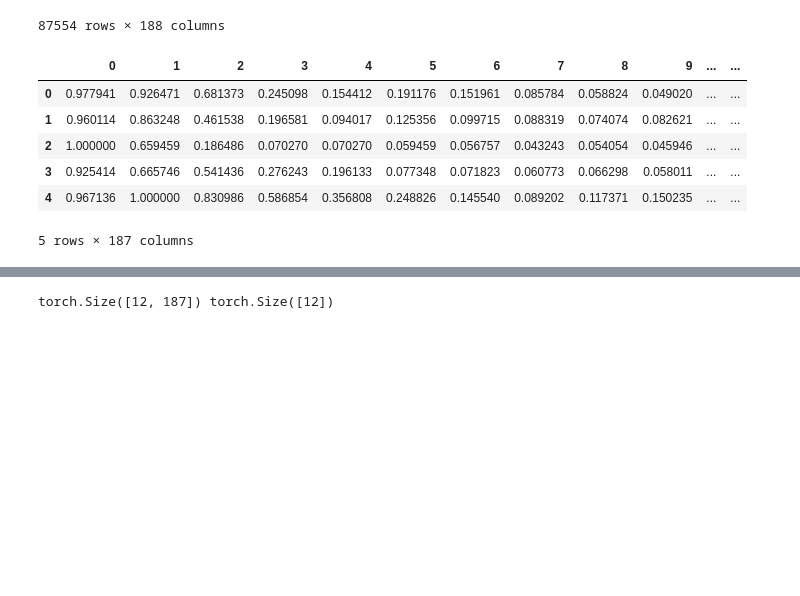
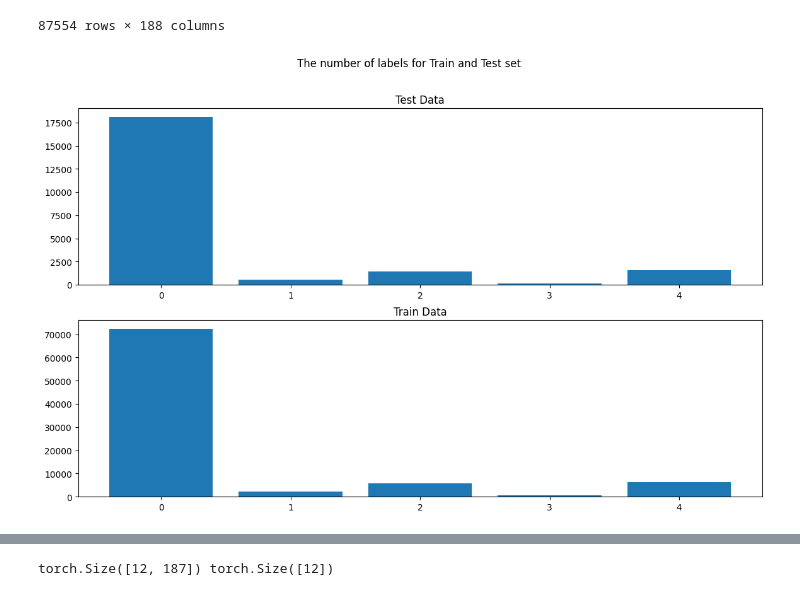
Before and after one commit to SneakersV/mlmed2025, a Jupyter notebook: Prac 1/Practice_1.ipynb, the cells around one changed output, grey strips where cells are left out. Saved outputs shown, nothing was run; the diff lists cells and outputs as text; code cells hidden in the pictures; blank space fills up the shorter version.

Commit message:
add data analysis

```diff
--- a/Prac 1/Practice_1.ipynb
+++ b/Prac 1/Practice_1.ipynb
@@ -2,10 +9,10 @@
 import pandas as pd
 import numpy as np
 
-mit_train_path = r"D:\B3\Machine Learning in Medicine\Prac 1\mitbih_train.csv"
-mit_test_path = r"D:\B3\Machine Learning in Medicine\Prac 1\mitbih_test.csv"
-abnormal_path = r"D:\B3\Machine Learning in Medicine\Prac 1\ptbdb_abnormal.csv"
-normal_path = r"D:\B3\Machine Learning in Medicine\Prac 1\ptbdb_normal.csv"
+mit_train_path = r"/content/drive/MyDrive/B3/Machine Learning in Medicine/Practice_1/data/mitbih_train.csv"
+mit_test_path = r"/content/drive/MyDrive/B3/Machine Learning in Medicine/Practice_1/data/mitbih_test.csv"
+abnormal_path = r"/content/drive/MyDrive/B3/Machine Learning in Medicine/Practice_1/data/ptbdb_abnormal.csv"
+normal_path = r"/content/drive/MyDrive/B3/Machine Learning in Medicine/Practice_1/data/ptbdb_normal.csv"
 
 # Load the data
 mit_train_df = pd.read_csv(mit_train_path, header=None)
@@ -28,13 +35,23 @@ mit_train_df
 | 87552 | 0.858228 | 0.645570 | 0.845570 | 0.248101 | 0.167089 | 0.131646 | 0.121519 | 0.121519 | 0.118987 | 0.103797 | ... | ... |
 | 87553 | 0.901506 | 0.845886 | 0.800695 | 0.748552 | 0.687138 | 0.599073 | 0.512167 | 0.427578 | 0.395133 | 0.402086 | ... | ... |
 87554 rows × 188 columns
-# %%
-mit_train_df.iloc[0:5,:-1]
-# %% [output]
-|  | 0 | 1 | 2 | 3 | 4 | 5 | 6 | 7 | 8 | 9 | ... | ... |
-| 0 | 0.977941 | 0.926471 | 0.681373 | 0.245098 | 0.154412 | 0.191176 | 0.151961 | 0.085784 | 0.058824 | 0.049020 | ... | ... |
-| 1 | 0.960114 | 0.863248 | 0.461538 | 0.196581 | 0.094017 | 0.125356 | 0.099715 | 0.088319 | 0.074074 | 0.082621 | ... | ... |
-| 2 | 1.000000 | 0.659459 | 0.186486 | 0.070270 | 0.070270 | 0.059459 | 0.056757 | 0.043243 | 0.054054 | 0.045946 | ... | ... |
-| 3 | 0.925414 | 0.665746 | 0.541436 | 0.276243 | 0.196133 | 0.077348 | 0.071823 | 0.060773 | 0.066298 | 0.058011 | ... | ... |
-| 4 | 0.967136 | 1.000000 | 0.830986 | 0.586854 | 0.356808 | 0.248826 | 0.145540 | 0.089202 | 0.117371 | 0.150235 | ... | ... |
-5 rows × 187 columns
+# %%
+import matplotlib.pyplot as plt
+
+# Count number of each label for test
+test_label_count = mit_test_df[187].value_counts()
+train_label_count = mit_train_df[187].value_counts()
+
+fig, ax = plt.subplots(2, figsize=(14, 8))
+fig.subplots_adjust(wspace=15)
+
+ax[0].bar(test_label_count.index, test_label_count.values)
+ax[0].set_title("Test Data")
+ax[1].bar(train_label_count.index, train_label_count.values)
+ax[1].set_title("Train Data")
+
+plt.suptitle("The number of labels for Train and Test set")
+
+plt.show()
+# %% [output]
+[figure, added]
```
Also changed, not shown: parts of 5 cells of this notebook.
